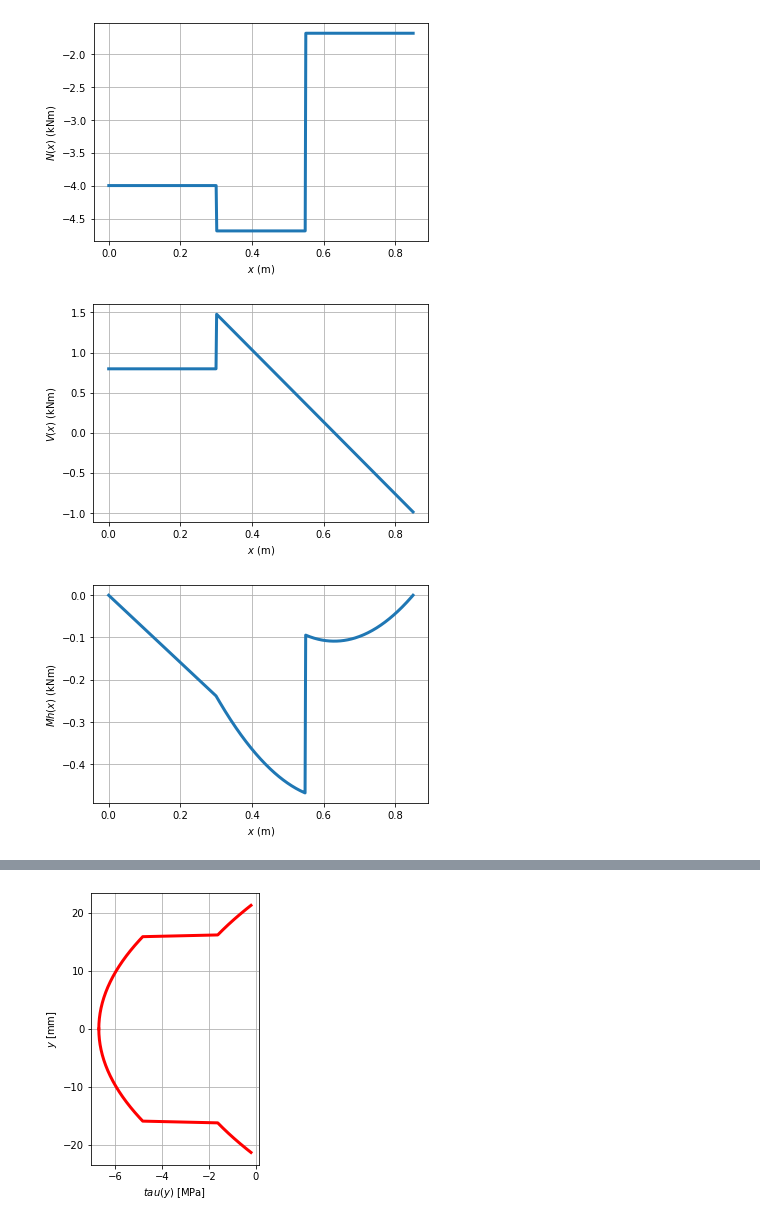
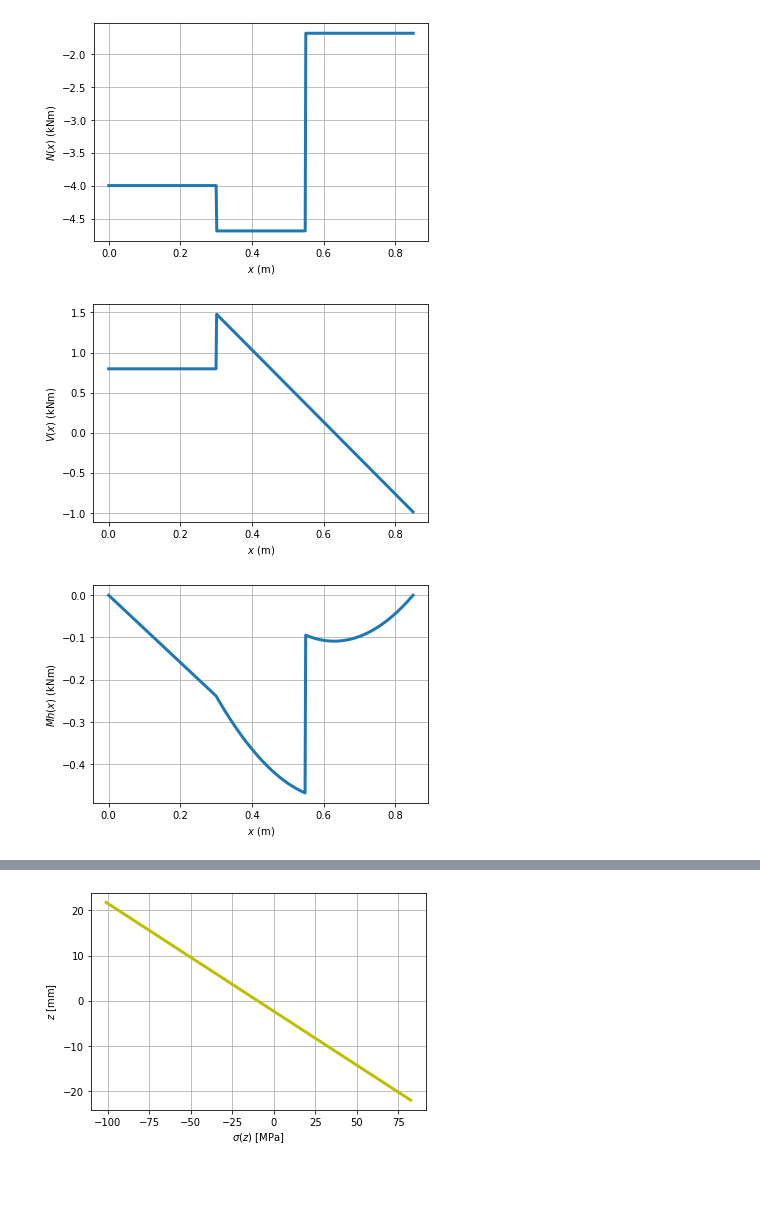
Before and after one commit to near731/Sziltan, a Jupyter notebook: szilhf1.ipynb, the cells around one changed output, grey strips where cells are left out. Cells and saved outputs as stored; diff of their text form; code cells hidden in the pictures; blank space fills up the shorter version.

```diff
--- a/szilhf1.ipynb
+++ b/szilhf1.ipynb
@@ -19,6 +19,7 @@ F1_adat=3 #kN
 F2_adat=1 #kN
 p_adat=4.5 #Kn/m
 szigma_meg_adat=100 #MPa
+
 
 adatok= [(R,R_adat),(L,L_adat),(d,d_adat),(c,c_adat),(F1,F1_adat),(F2,F2_adat),(p,p_adat),(szigma_meg,szigma_meg_adat)]
 
@@ -44,12 +45,7 @@ A=(Ax**2+Az**2)**(1/2)
 An=A.subs(adatok)
 print("A=",An,"kN")
 
-#NBx=NBz=NGx=NGz
-
-#NGz=Az+NCz-p*(R+L)
-#NGx=Ax-F1+NCx
-
-#VALAMI FÉLRE SZÁMOLÁS VAN ITT
+#2.feladatrész
 
 print("\n2.feladatrész: \n")
 
@@ -153,6 +149,83 @@ Iy=(b*(2*b)**3)/12-((2*b-b/2)**3*(b-b/3))/12
 Iyn=Iy.subs(adatok)
 print("\nIy=",Iyn,"mm4")
 
+#5.feladatrész
+
+print("\n5.feladatrész")
+
+#6.feladatrész
+
+print("\n6.feladatrész")
+
+bsz=22
+
+z=sp.symbols("z")
+
+Kysz=23/48*(bsz**3)
+print("\nKysz=",Kysz,"mm3")
+
+Iysz=Kysz*bsz
+print("Iysz",Iysz,"mm4")
+
+Asz=bsz**2
+print("Asz=",Asz,"mm2")
+
+Nsz=-Ax+NGx
+Nszn=Nsz.subs(adatok)
+print("Nsz=",Nszn,"kN")
+
+σszmax=(abs(1000*1000*Mhmax))/Kysz+(1000*abs(Nsz))/Asz
+σszmaxn=σszmax.subs(adatok)
+print("σszmax=",σszmaxn,"MPa")
+
+σxz=-(abs(Mhmax)*1000*1000)/Iysz*z+(1000*(Nsz))/Asz
+σxzn=σxz.subs(adatok)
+print("σxz=",σxzn,"MPa")
+
+σxz_abra=sp.Piecewise((σxz, z<bsz))
+σxz_abran=σxz_abra.subs(adatok)
+σxz_abra.evalf(5)
+
+zs=linspace(-bsz,150,500)
+σz=[σxz_abran.subs(z,zi) for zi in zs]
+
+plt.plot(σz, zs, 'y', lw=3)
+plt.grid()
+plt.xlabel("$σ(z)$ [MPa]")
+plt.ylabel("$z$ [mm]")
+plt.show()
+
+σz0=-(abs(Mhmax)*1000*1000)/Iysz*0+(1000*Nsz)/Asz
+σz0n=σz0.subs(adatok)
+print("σz0=",σz0n,"MPa")
+
+σzb=-((abs(Mhmax)*1000*1000)/Iysz)*bsz+(1000*Nsz)/Asz
+σzbn=σzb.subs(adatok)
+print("σzb=",σzbn,"MPa")
+
+σzmb=-((abs(Mhmax)*1000*1000)/Iysz)*-bsz+(1000*Nsz)/Asz
+σzmbn=σzmb.subs(adatok)
+print("σzmb=",σzmbn,"MPa")
+
+if (szigma_meg_adat>σszmaxn):
+  print("\nA szelvényátmérő megfelel!")
+else:
+  print("\nA szelvényátmérő nem megfelő!")
+  bszuj=bsz+1
+  Kyszuj=23/48*(bszuj**3)
+  print("\nKyszuj=",Kyszuj,"mm3")
+
+  Iyszuj=Kyszuj*bszuj
+  print("Iyszuj=",Iyszuj,"mm4")
+
+  Aszuj=bszuj**2
+  print("Aszuj=",Aszuj,"mm2")
+
+  σszmaxuj=(abs(1000*1000*Mhmax))/Kyszuj+(1000*abs(Nsz))/Aszuj
+  σszmaxnuj=σszmaxuj.subs(adatok)
+  print("\nσszmaxuj=",σszmaxnuj,"MPa")
+
+
 #7.feladatrész
 
 print("\n7.feladatrész")
@@ -165,8 +238,6 @@ sp.init_printing()
 z=sp.symbols("z")
 
 #1.szakasz
-
-bsz=22
 
 Sy1z=bsz/2*(bsz**2-z**2)
 Sy1zn=Sy1z.subs(adatok)
@@ -387 +459 @@ Txz2= 0.00738847278582449*z**2 - 6.70503905313572 kN
-[figure, old version]
+[figure, new version]
```
Also changed, not shown: parts of 1 cell of this notebook.
